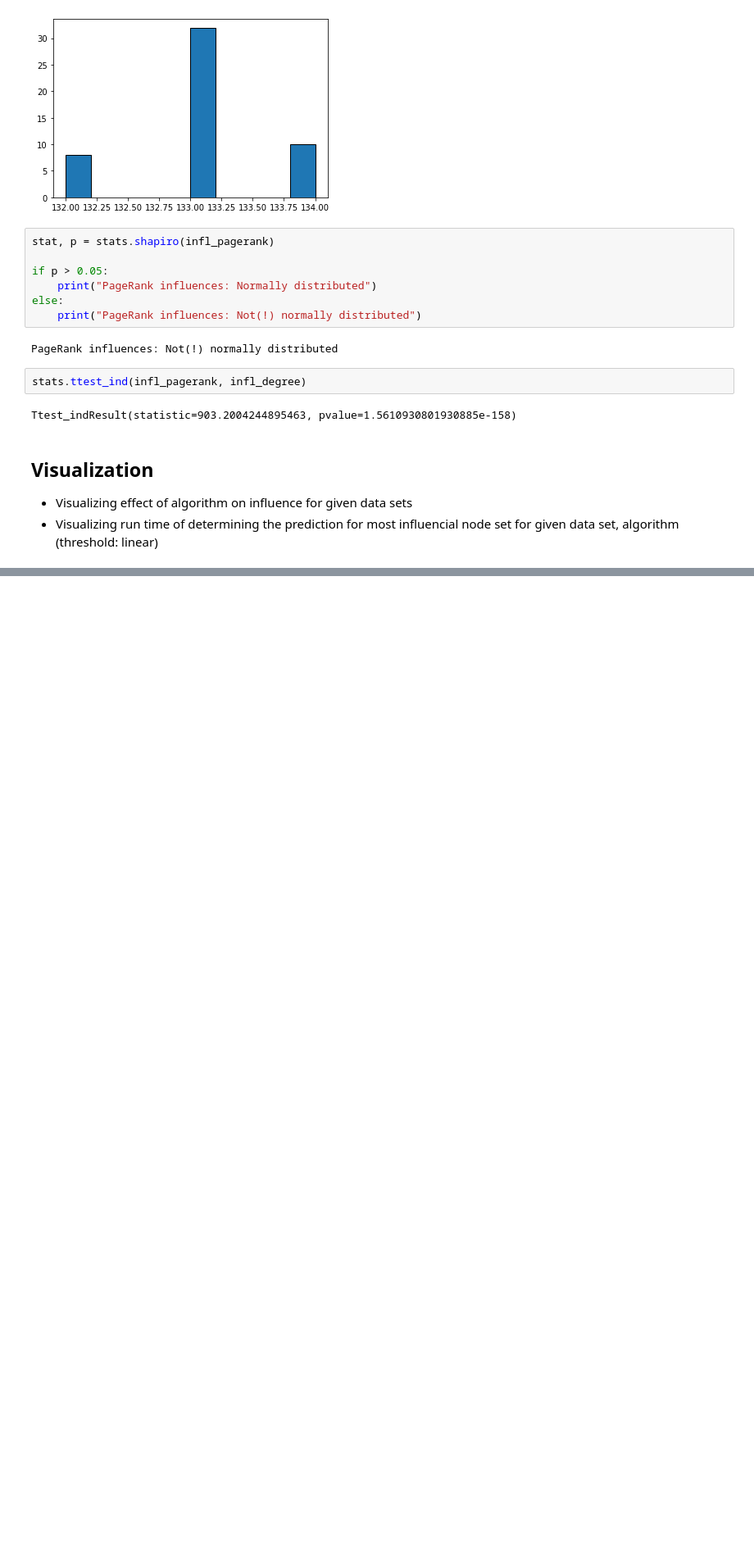
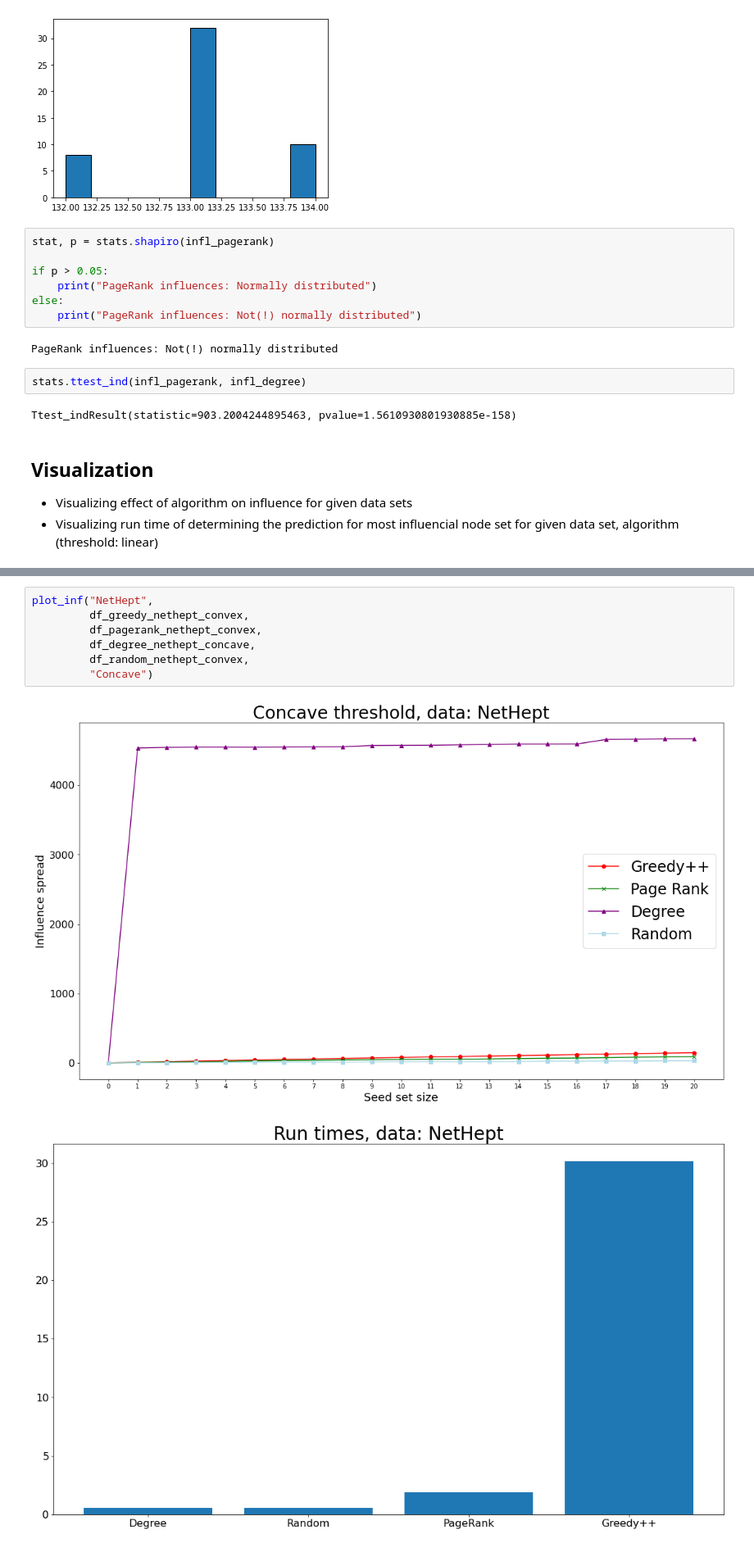
Before and after one commit to mfm92/Reproducibility_TopK, a Jupyter notebook: stats_test.ipynb, the cells around one changed output, grey strips where cells are left out. Shown: that part at 82% size. Drawn from its saved outputs; the diff is of its cells as text; blank space fills up the shorter version.

```diff
--- a/stats_test.ipynb
+++ b/stats_test.ipynb
@@ -160,0 +173,10 @@ plot_inf("NetHept", df_greedy_nethept, df_pagerank_nethept, df_degree_nethept, d
+# %%
+plot_inf("NetHept",
+         df_greedy_nethept_convex,
+         df_pagerank_nethept_convex,
+         df_degree_nethept_concave,
+         df_random_nethept_convex,
+         "Concave")
+# %% [output]
+[figure, added]
+[figure, added]
```
Also changed, not shown: parts of 10 cells of this notebook, 10 other files.
